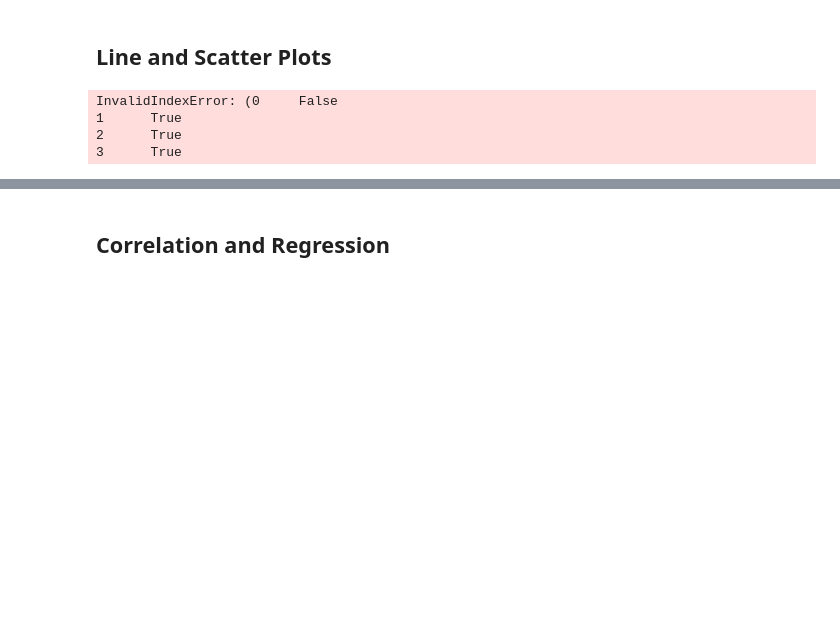
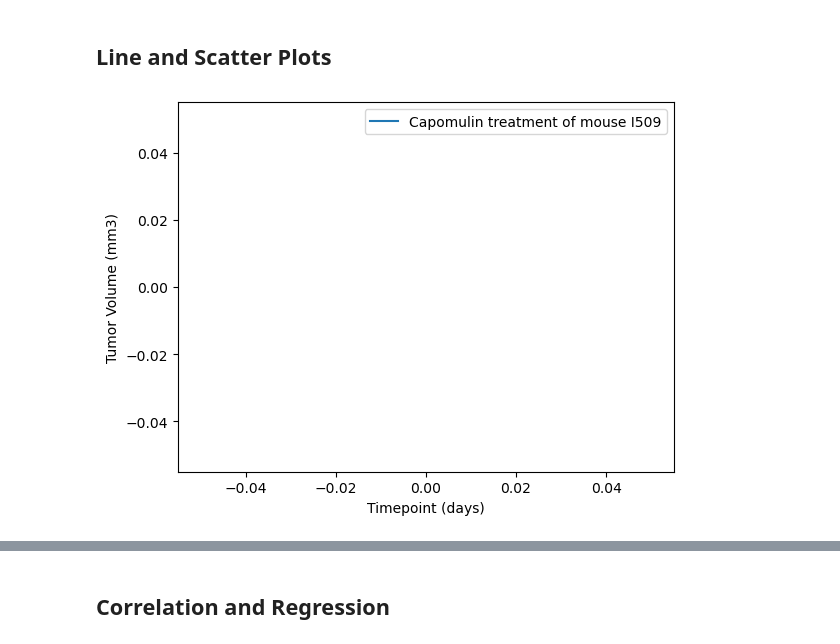
Before and after one commit to GabrielaDelgado/Module5, a Jupyter notebook: Pymaceuticals/pymaceuticals_starter.ipynb, the cells around one changed output, grey strips where cells are left out. Cells and saved outputs as stored; diff of their text form; code cells hidden in the pictures; blank space fills up the shorter version.

```diff
--- a/Pymaceuticals/pymaceuticals_starter.ipynb
+++ b/Pymaceuticals/pymaceuticals_starter.ipynb
@@ -278,16 +280,16 @@ plt.show()
 ## Line and Scatter Plots
 # %%
 # Generate a line plot of tumor volume vs. time point for a single mouse treated with Capomulin
-capomulin_I509 = study_merge[study_merge["Drug Regimen"] == "Capomulin", [study_merge["Mouse ID"] == "I509"]]
-plt.plot(tumor_volume["I509"], Timepoint)
-plt.label("Capomulin treatment of mouse I509")
+capomulin_I509 = study_merge.loc[(study_merge["Drug Regimen"] == "Capomulin") & (study_merge["Mouse ID"] == "I509")]
+time_points = capomulin_I509["Timepoint"]
+tumor_size = capomulin_I509["Tumor Volume (mm3)"]
+
+plt.plot(time_points, tumor_size, label = "Capomulin treatment of mouse I509")
 plt.xlabel("Timepoint (days)")
 plt.ylabel("Tumor Volume (mm3)")
+plt.legend()
 plt.show()
 # %% [output]
-InvalidIndexError: (0     False
-1      True
-2      True
-3      True
+[figure, added]
 # %%
 # Generate a scatter plot of mouse weight vs. the average observed tumor volume for the entire Capomulin regimen
```
Also changed, not shown: parts of 6 cells of this notebook, 2 other files.
